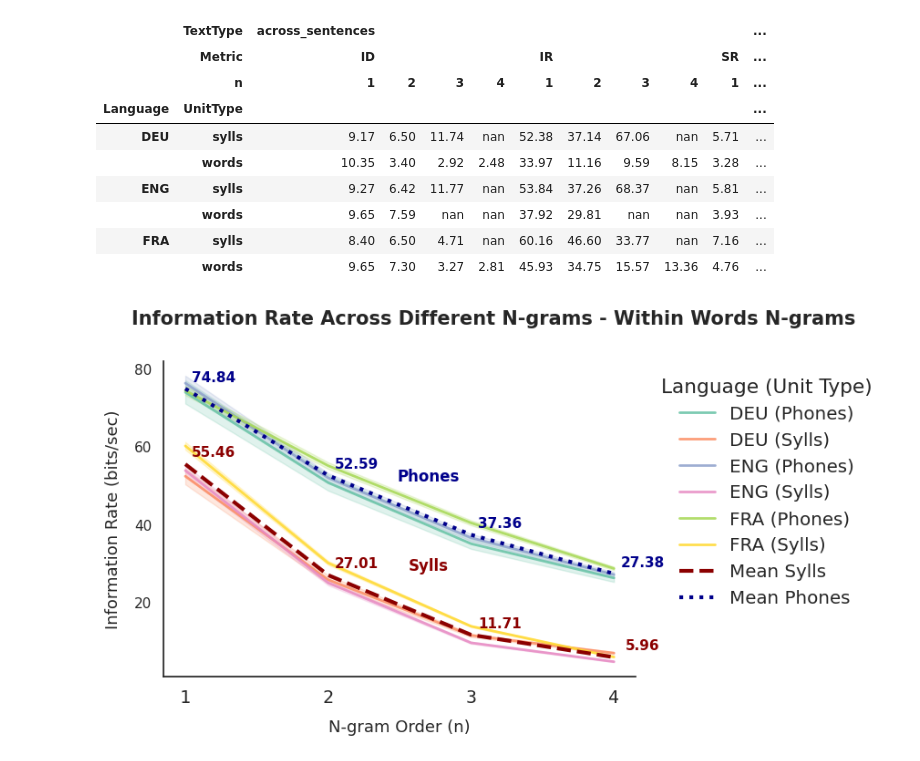
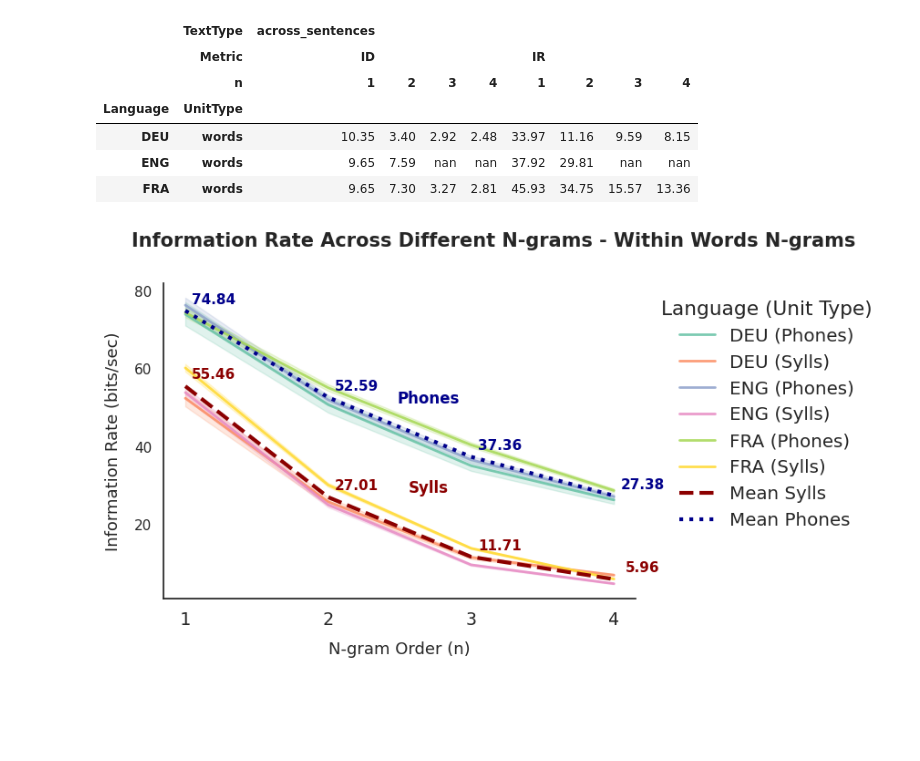
Before and after one commit to ETHZMSProjects/Coupe_Expansion, a Jupyter notebook: emillys_code/plotting.ipynb, the cells around one changed output. Saved outputs shown, nothing was run; the diff lists cells and outputs as text; code cells hidden in the pictures; blank space fills up the shorter version.

```diff
--- a/emillys_code/plotting.ipynb
+++ b/emillys_code/plotting.ipynb
@@ -146,45 +146,42 @@ def get_IR_ID_SR_table(
     # Display styled table
     display(
         table.style
         .set_table_styles(
             [{'selector': 'th', 'props': [('text-align', 'center')]}]
         )
         .set_properties(**{'text-align': 'center'})
         .background_gradient(cmap="Blues", vmin=vmin, vmax=vmax)
         .format("{:.2f}")
     )
 
     # Save styled table as PNG
     styled_table = (
         table.style
         .set_table_styles([{'selector': 'th', 'props': [('text-align', 'center')]}])
         .set_properties(**{'text-align': 'center'})
         .background_gradient(cmap="Blues", vmin=vmin, vmax=vmax)
         .format("{:.2f}")
     )
     # Save image
     dfi.export(styled_table, f"images/table_{languages}_{unit_types}_{n_values}_{metrics}_{text_types}.png", table_conversion='matplotlib')
 
 
 get_IR_ID_SR_table(
     csv_path="produced_data_large_corpus/inter_intra_comparison.csv",
     languages=['DEU', 'FRA', 'ENG'],
-    unit_types=['sylls', 'words'],
+    unit_types=['words'],
     n_values=[1,2,3,4],
-    metrics=["IR", "ID", "SR"],
+    metrics=["IR", "ID"],
     text_types=['across_sentences']
 )
 # %% [output]
-|  | TextType | across_sentences |  |  |  |  |  |  |  |  | ... |
-|  | Metric | ID |  |  |  | IR |  |  |  | SR | ... |
-|  | n | 1 | 2 | 3 | 4 | 1 | 2 | 3 | 4 | 1 | ... |
-| Language | UnitType |  |  |  |  |  |  |  |  |  | ... |
-| DEU | sylls | 9.17 | 6.50 | 11.74 | nan | 52.38 | 37.14 | 67.06 | nan | 5.71 | ... |
-|  | words | 10.35 | 3.40 | 2.92 | 2.48 | 33.97 | 11.16 | 9.59 | 8.15 | 3.28 | ... |
-| ENG | sylls | 9.27 | 6.42 | 11.77 | nan | 53.84 | 37.26 | 68.37 | nan | 5.81 | ... |
-|  | words | 9.65 | 7.59 | nan | nan | 37.92 | 29.81 | nan | nan | 3.93 | ... |
-| FRA | sylls | 8.40 | 6.50 | 4.71 | nan | 60.16 | 46.60 | 33.77 | nan | 7.16 | ... |
-|  | words | 9.65 | 7.30 | 3.27 | 2.81 | 45.93 | 34.75 | 15.57 | 13.36 | 4.76 | ... |
+|  | TextType | across_sentences |  |  |  |  |  |  |  |
+|  | Metric | ID |  |  |  | IR |  |  |  |
+|  | n | 1 | 2 | 3 | 4 | 1 | 2 | 3 | 4 |
+| Language | UnitType |  |  |  |  |  |  |  |  |
+| DEU | words | 10.35 | 3.40 | 2.92 | 2.48 | 33.97 | 11.16 | 9.59 | 8.15 |
+| ENG | words | 9.65 | 7.59 | nan | nan | 37.92 | 29.81 | nan | nan |
+| FRA | words | 9.65 | 7.30 | 3.27 | 2.81 | 45.93 | 34.75 | 15.57 | 13.36 |
 # %%
 import pandas as pd
 import seaborn as sns
```
Also changed, not shown: parts of 1 cell of this notebook, 3 other files.
